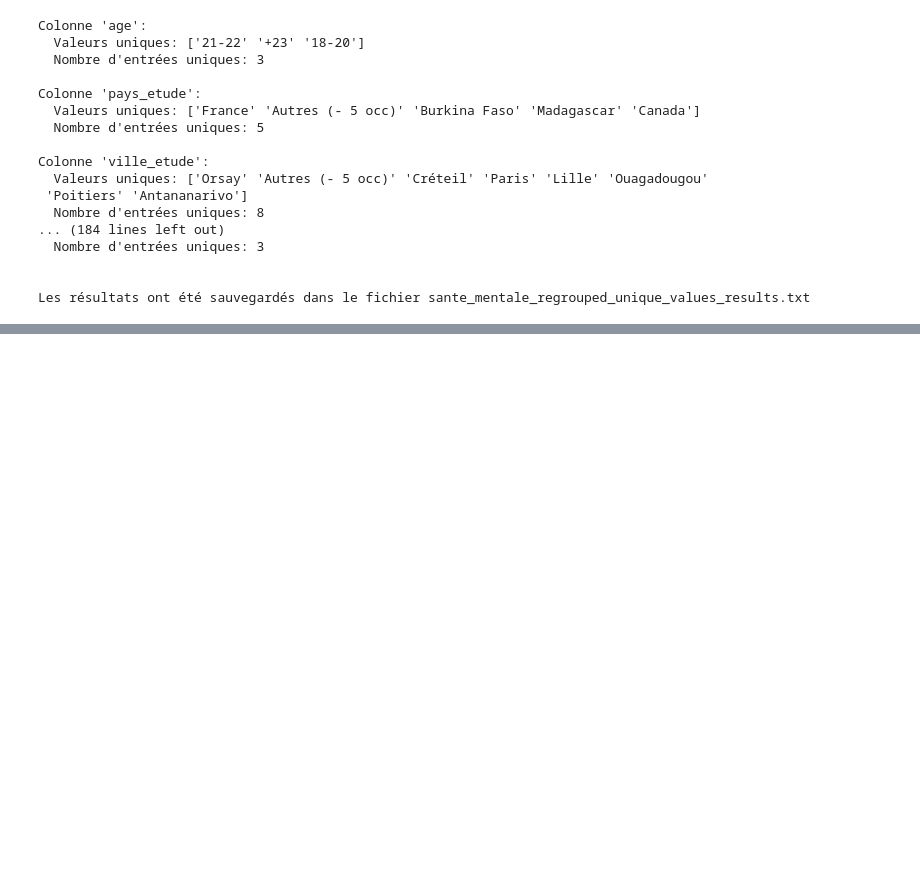
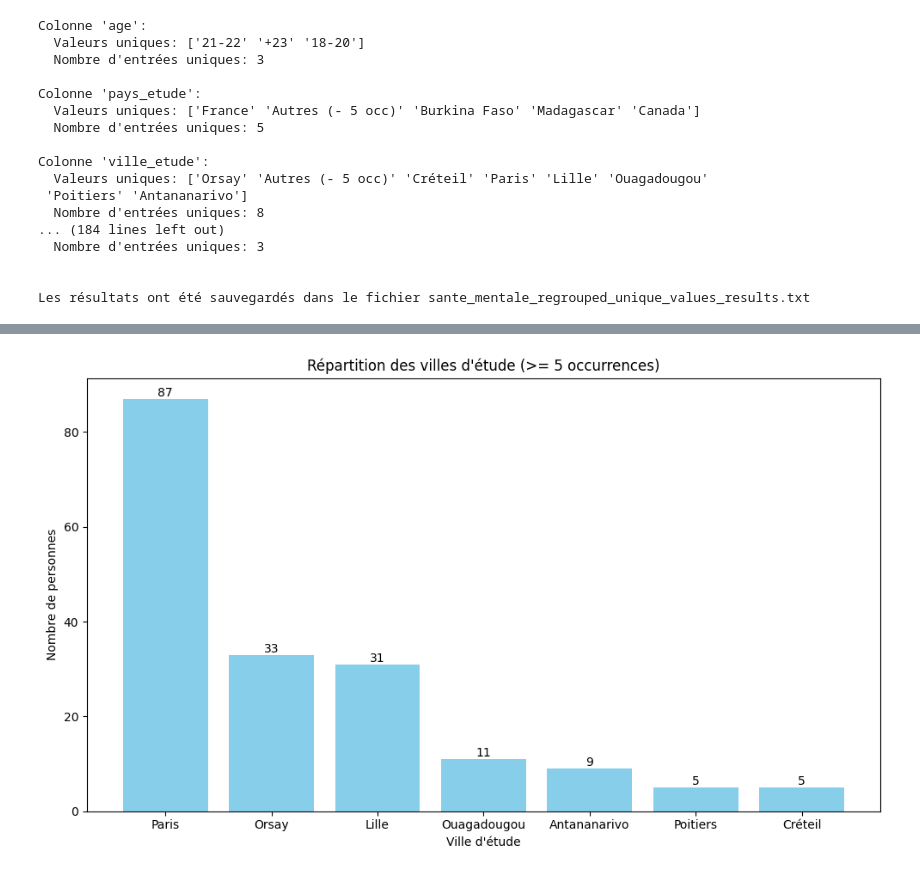
Before and after one commit to tcunique/Statistic-on-Student-Mental-Healt, a Jupyter notebook: descriptive/vue_globale.ipynb, the cells around one changed output, grey strips where cells are left out. Saved outputs shown, nothing was run; the diff lists cells and outputs as text; code cells hidden in the pictures; blank space fills up the shorter version.

```diff
--- a/descriptive/vue_globale.ipynb
+++ b/descriptive/vue_globale.ipynb
@@ -84,0 +116,37 @@ Les résultats ont été sauvegardés dans le fichier sante_mentale_regrouped_un
+# %%
+import pandas as pd
+import matplotlib.pyplot as plt
+
+# Charger les données depuis le fichier CSV
+data = pd.read_csv('sante_mentale_clean.csv')
+
+# Compter les occurrences de chaque ville d'étude
+counts = data['ville_etude'].value_counts()
+
+# Filtrer les villes d'étude avec un nombre de valeurs supérieur ou égal à 5
+filtered_counts = counts[counts >= 5]
+
+# Trier les villes d'étude par nombre de valeurs décroissant
+sorted_counts = filtered_counts.sort_values(ascending=False)
+
+# Extraire les villes d'étude et les nombres
+villes = sorted_counts.index
+counts = sorted_counts.values
+
+# Créer le graphique en barres verticales
+plt.figure(figsize=(10, 6))
+bars = plt.bar(villes, counts, color='skyblue')
+plt.xlabel('Ville d\'étude')
+plt.ylabel('Nombre de personnes')
+plt.title('Répartition des villes d\'étude (>= 5 occurrences)')
+
+# Ajouter les nombres totaux au-dessus de chaque barre
+for bar in bars:
+    plt.text(bar.get_x() + bar.get_width()/2, bar.get_height(), f'{int(bar.get_height())}',
+             ha='center', va='bottom', color='black')
+
+# Afficher le graphique
+plt.tight_layout()  # Ajuster le layout pour éviter les coupures
+plt.show()
+# %% [output]
+[figure, added]
```
Also changed, not shown: parts of 4 cells of this notebook, 6 other files.
